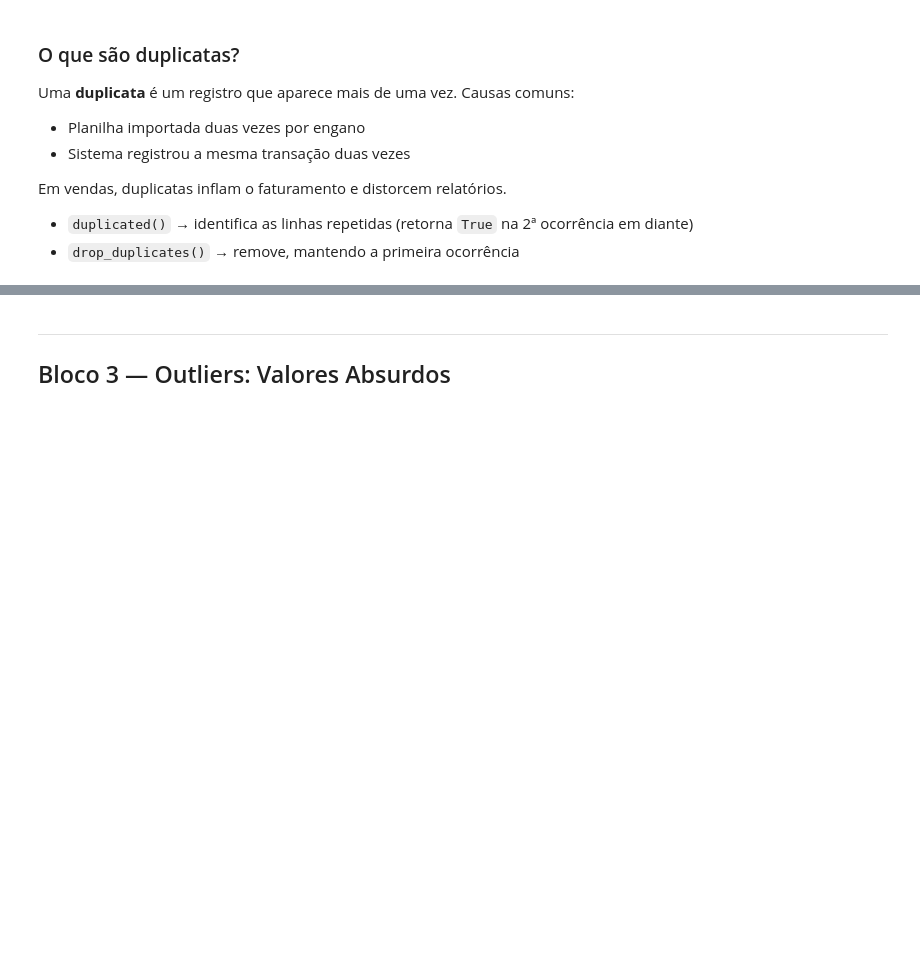
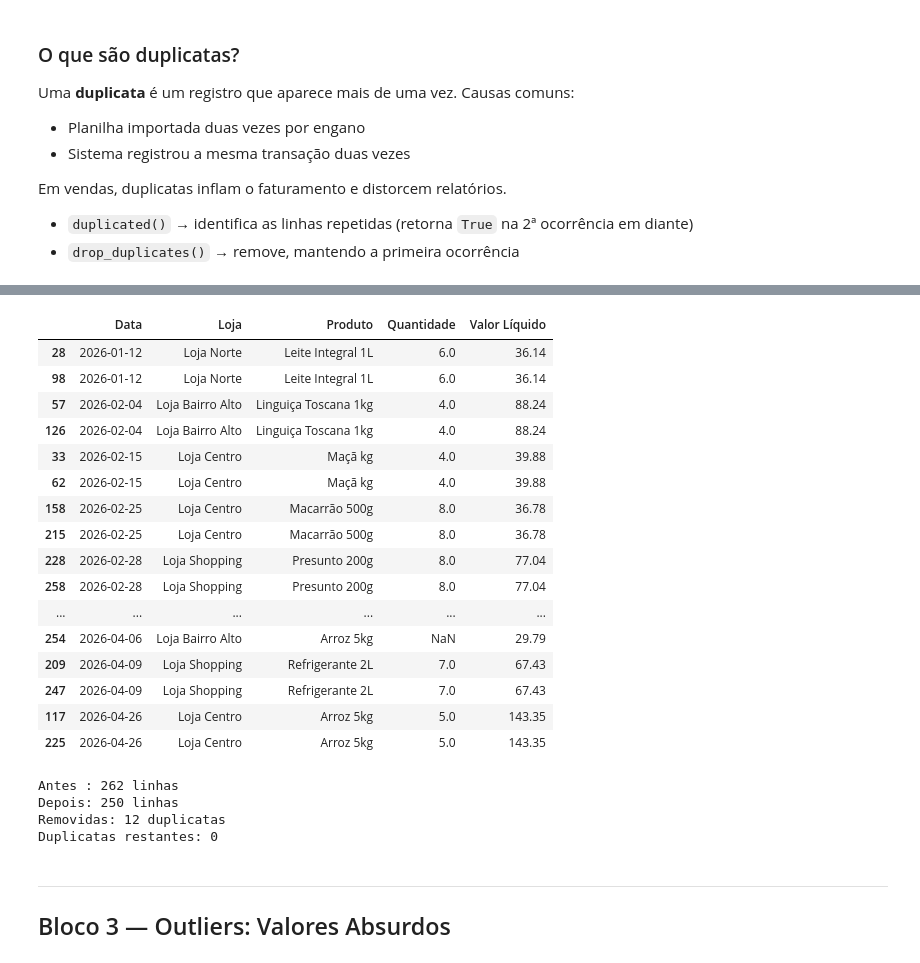
Before and after one commit to cfneves/turma02-visualizacao-de-dados, a Jupyter notebook: alunos/robsonaamerico/Semana_06/aulas.ipynb, the cells around one changed output, grey strips where cells are left out. Saved outputs shown, nothing was run; the diff lists cells and outputs as text; code cells hidden in the pictures; blank space fills up the shorter version.

```diff
--- a/alunos/robsonaamerico/Semana_06/aulas.ipynb
+++ b/alunos/robsonaamerico/Semana_06/aulas.ipynb
@@ -33,7 +33,7 @@ import pandas as pd
 import numpy as np
 import matplotlib.pyplot as plt
 
-df = pd.read_excel("../base/base_vendas_supermercado.xlsx")
+df = pd.read_excel("C:/Users/robso/Documents/SCTEC/turma-visualizacao-de-dados/alunos/robsonaamerico/Semana_06/base_vendas_supermercado.xlsx")
 
 print(f"Linhas: {df.shape[0]} | Colunas: {df.shape[1]}")
 print(f"Período: {df['Data'].min().date()} até {df['Data'].max().date()}")
@@ -185,3 +250,34 @@ print(df_sujo[dup_mask][['Data', 'Loja', 'Produto', 'Quantidade', 'Valor Líquid
+# %%
+# Passo 1: O keep=False diz "Marque como True TODAS as linhas que aparecem mais de uma vez"
+mascara_todas_duplicatas = df_sujo.duplicated(keep=False)
+
+# Passo 2: Filtramos a tabela usando a nova máscara
+tabela_com_todas_duplicatas = df_sujo[mascara_todas_duplicatas]
+
+# Passo 3: ORDENAMOS a tabela para que as cópias fiquem juntas (uma embaixo da outra)
+# Aqui, escolhemos ordenar pela Data e pelo Valor Líquido para facilitar a comparação visual
+tabela_lado_a_lado = tabela_com_todas_duplicatas.sort_values(by=['Data', 'Valor Líquido'])
+
+# Exibimos na tela as colunas principais
+display(tabela_lado_a_lado[['Data', 'Loja', 'Produto', 'Quantidade', 'Valor Líquido']])
+# %% [output]
+|  | Data | Loja | Produto | Quantidade | Valor Líquido |
+| 28 | 2026-01-12 | Loja Norte | Leite Integral 1L | 6.0 | 36.14 |
+| 98 | 2026-01-12 | Loja Norte | Leite Integral 1L | 6.0 | 36.14 |
+| 57 | 2026-02-04 | Loja Bairro Alto | Linguiça Toscana 1kg | 4.0 | 88.24 |
+| 126 | 2026-02-04 | Loja Bairro Alto | Linguiça Toscana 1kg | 4.0 | 88.24 |
+| 33 | 2026-02-15 | Loja Centro | Maçã kg | 4.0 | 39.88 |
+| 62 | 2026-02-15 | Loja Centro | Maçã kg | 4.0 | 39.88 |
+| 158 | 2026-02-25 | Loja Centro | Macarrão 500g | 8.0 | 36.78 |
+| 215 | 2026-02-25 | Loja Centro | Macarrão 500g | 8.0 | 36.78 |
+| 228 | 2026-02-28 | Loja Shopping | Presunto 200g | 8.0 | 77.04 |
+| 258 | 2026-02-28 | Loja Shopping | Presunto 200g | 8.0 | 77.04 |
+| ... | ... | ... | ... | ... | ... |
+| 254 | 2026-04-06 | Loja Bairro Alto | Arroz 5kg | NaN | 29.79 |
+| 209 | 2026-04-09 | Loja Shopping | Refrigerante 2L | 7.0 | 67.43 |
+| 247 | 2026-04-09 | Loja Shopping | Refrigerante 2L | 7.0 | 67.43 |
+| 117 | 2026-04-26 | Loja Centro | Arroz 5kg | 5.0 | 143.35 |
+| 225 | 2026-04-26 | Loja Centro | Arroz 5kg | 5.0 | 143.35 |
 # %%
 # Removendo duplicatas
 df_sem_dup = df_sujo.drop_duplicates()
@@ -190,6 +286,11 @@ print(f"Antes : {len(df_sujo)} linhas")
 print(f"Depois: {len(df_sem_dup)} linhas")
 print(f"Removidas: {len(df_sujo) - len(df_sem_dup)} duplicatas")
 print(f"Duplicatas restantes: {df_sem_dup.duplicated().sum()}")
+# %% [output]
+Antes : 262 linhas
+Depois: 250 linhas
+Removidas: 12 duplicatas
+Duplicatas restantes: 0
 # %%
 # ── Pipeline: aplicar limpeza completa (NaN + duplicatas) ─────────────────
 df_limpo = df_sujo.copy()
```
Also changed, not shown: parts of 6 cells of this notebook, 30 other files.
